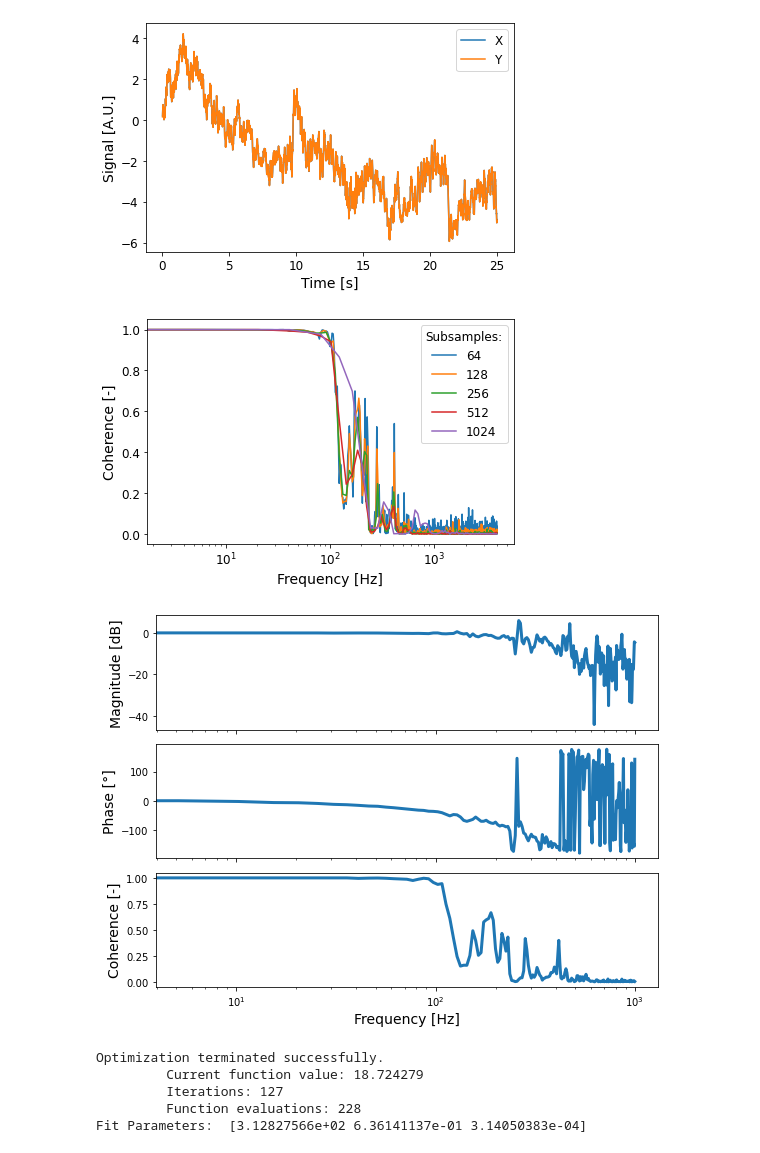
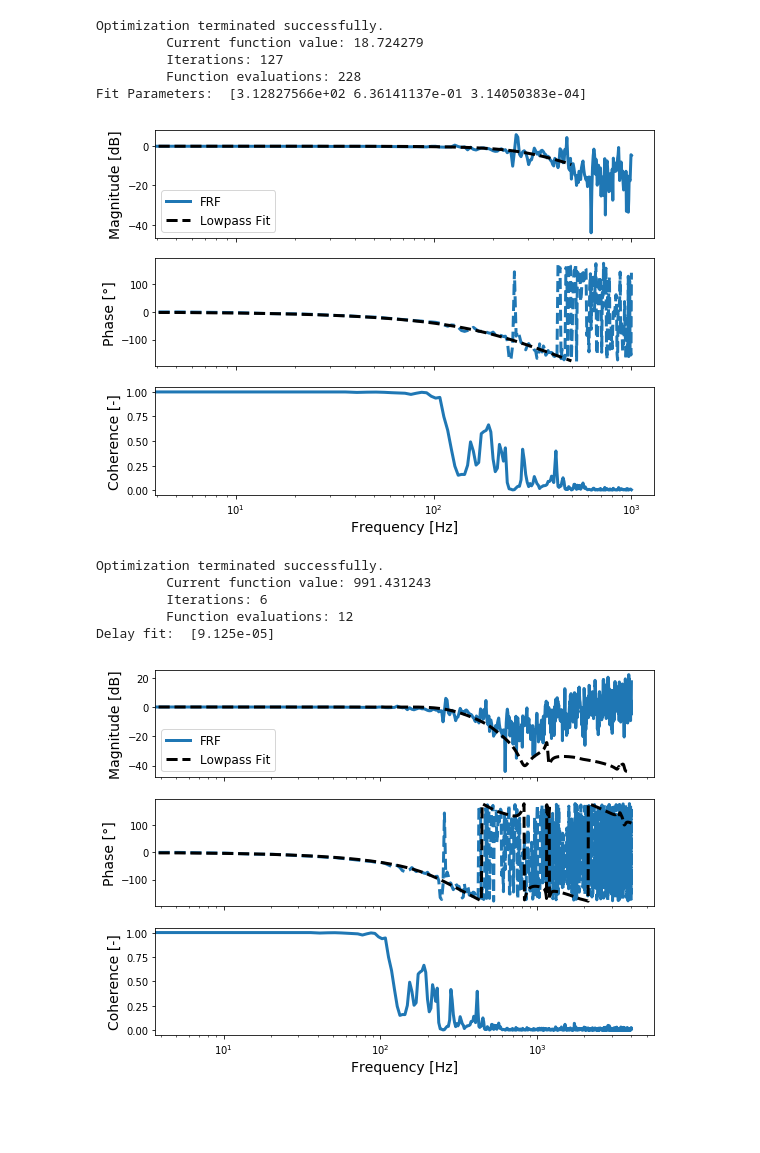
Before and after one commit to Manaffel/BCDDLFrequencyAnalysis, a Jupyter notebook: BCDDLFrequencyAnalysis Example.ipynb, the cells around one changed output. Saved outputs shown, nothing was run; the diff lists cells and outputs as text; code cells hidden in the pictures; blank space fills up the shorter version.

```diff
--- a/BCDDLFrequencyAnalysis Example.ipynb
+++ b/BCDDLFrequencyAnalysis Example.ipynb
@@ -8,18 +8,26 @@ data = np.loadtxt('ExampleSignals.txt')
 T = data[:,0]
 X = data[:,1]
 Y = data[:,2]
+
+num = np.loadtxt('TFNumerator.txt')
+den = np.loadtxt('TFDenominator.txt')
 # %%
 FA = BCDDLFrequencyAnalysis(T,X,Y,ZeroTime=True)
-FA.plotData(tmin=0.008,tmax=None)
-FA.plotCoherence(nmin=6,nmax=10,tmin=0.008)
-FA.plotFRF(N=2**7,tmin=0.008,fmax=1000)
+#FA.plotData(tmin=0.008,tmax=None)
+#FA.plotCoherence(nmin=6,nmax=10,tmin=0.008)
+#FA.plotFRF(N=2**7,tmin=0.008,fmax=1000)
 FA.fitLowpass(N=2**7,f0=100,Q0=0.7,T0=0.0001,tmin=0.008,fmax=1000,ffitmax=500)
+FA.plotTFFit(N=2**7,num=num,den=den,T0=0.0001,tmin=0.008)
 # %% [output]
+Optimization terminated successfully.
+         Current function value: 18.724279
+         Iterations: 127
+         Function evaluations: 228
+Fit Parameters:  [3.12827566e+02 6.36141137e-01 3.14050383e-04]
-[figure, old version]
+[figure, new version]
+Optimization terminated successfully.
+         Current function value: 991.431243
+         Iterations: 6
+         Function evaluations: 12
+Delay fit:  [9.125e-05]
-[figure, old version]
+[figure, new version]
-[figure, removed]
-Optimization terminated successfully.
-         Current function value: 18.724279
-         Iterations: 127
-         Function evaluations: 228
-Fit Parameters:  [3.12827566e+02 6.36141137e-01 3.14050383e-04]
```
Also changed, not shown: parts of 1 cell of this notebook.
